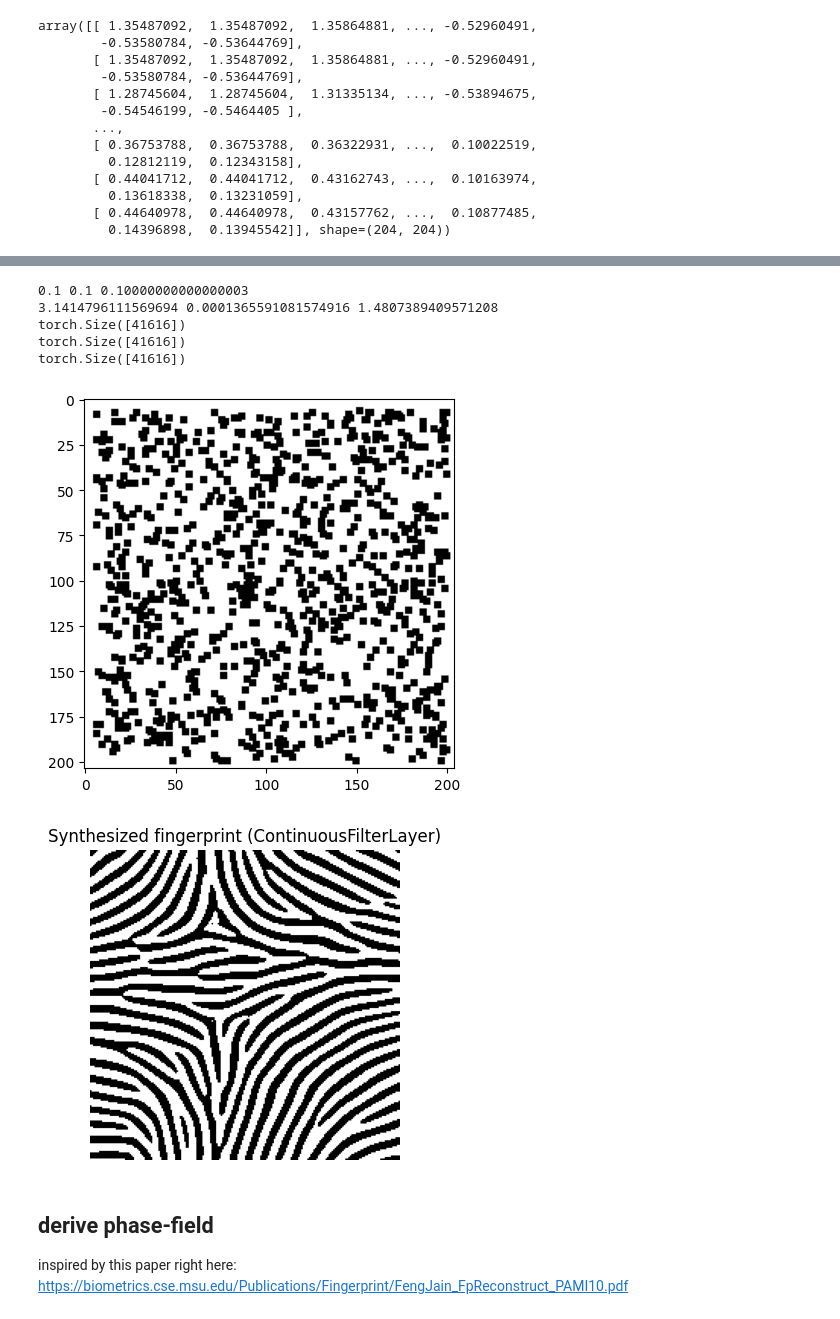
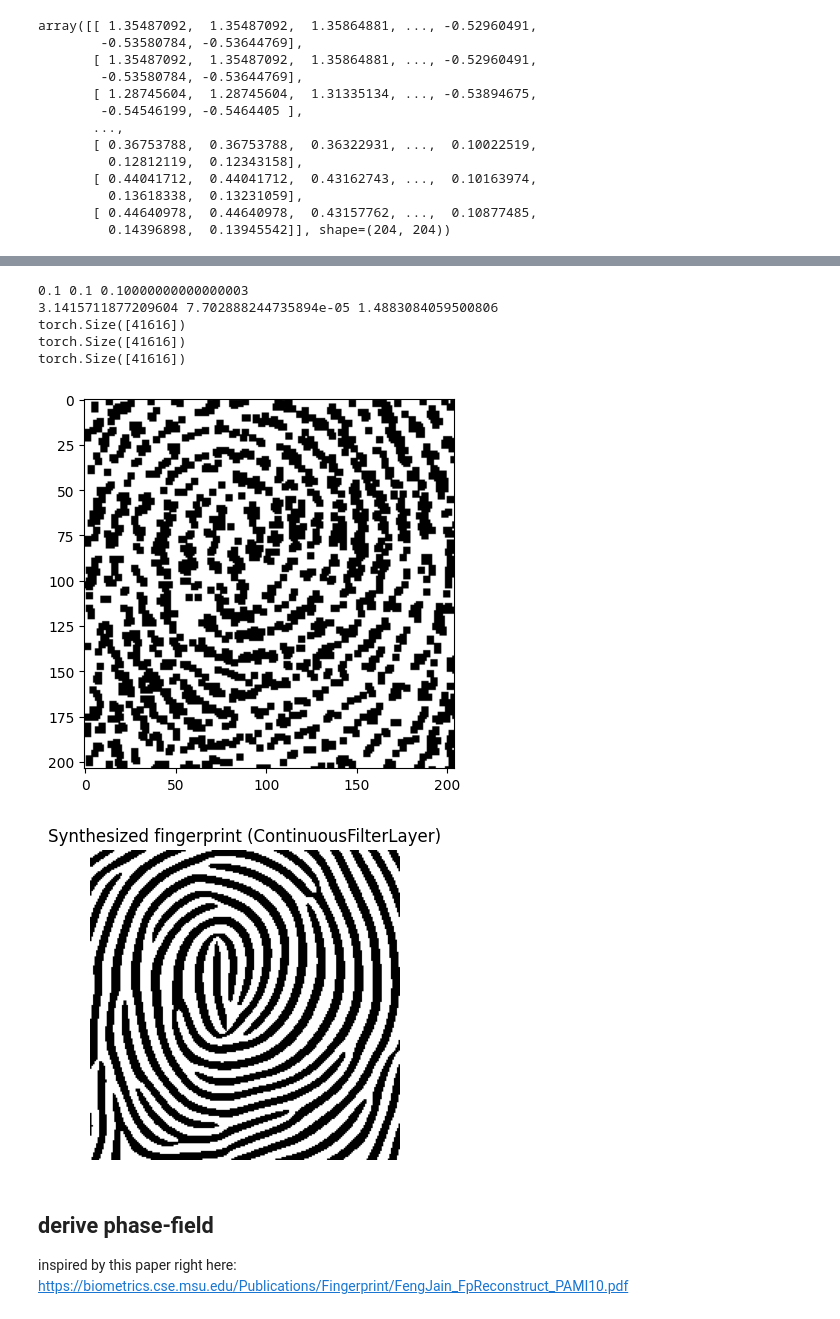
Before and after one commit to therealozp/fingerprint-generator, a Jupyter notebook: image_to_maps/classical.ipynb, the cells around one changed output, grey strips where cells are left out. Drawn from its saved outputs; the diff is of its cells as text; code cells hidden in the pictures.

```diff
--- a/image_to_maps/classical.ipynb
+++ b/image_to_maps/classical.ipynb
@@ -138,7 +138,7 @@ def quiver_theta(theta, img=None, stride=16, scale=1.0, width=0.002, color="r",
     plt.show()
 # %%
 H, W = img.shape
-w = 16 # Block size
+w = 8 # Block size
 
 Gx = cv2.Sobel(img, cv2.CV_64F, 1, 0, ksize=3)
 Gy = cv2.Sobel(img, cv2.CV_64F, 0, 1, ksize=3)
@@ -365,38 +399,38 @@ print(orient_map.max(), orient_map.min(), orient_map.mean())
 
 # freq_map = np.clip(freq_map * 100, 0, 99).astype(np.float32)
 
 plt.imshow(to_display(fprint), cmap="gray")
 
 # Convert to torch tensors on CPU (will run on CPU by default)
 img_t = torch.as_tensor(fprint, dtype=torch.float32)
 orient_t = torch.as_tensor(orient_map.astype(np.float32), dtype=torch.float32)
 freq_t = torch.as_tensor(freq_map, dtype=torch.float32)
 
 # Instantiate the filter layer; pick a kernel size (odd). 31 is reasonable for 16px blocks.
 flayer = ContinuousFilterLayer(
-    51, soft_binarize=False, binarization_threshold=52.0, temperature=20.0
+    31, soft_binarize=False, binarization_threshold=52.0, temperature=20.0
 )
 
 out_t = img_t
 for i in range(3):
     with torch.no_grad():
-        out_t = flayer(img=out_t, orient_ind=orient_t + np.pi/2, freq_map=freq_t)
+        out_t = flayer(img=out_t, orient_ind=orient_t, freq_map=freq_t)
 
 out = out_t.cpu().numpy()
 
 plt.figure(figsize=(4, 5))
 plt.imshow(to_display(out), cmap="gray")
 plt.title("Synthesized fingerprint (ContinuousFilterLayer)")
 plt.axis("off")
 plt.show()
 # %% [output]
 0.1 0.1 0.10000000000000003
-3.1414796111569694 0.0001365591081574916 1.4807389409571208
+3.1415711877209604 7.702888244735894e-05 1.4883084059500806
 torch.Size([41616])
 torch.Size([41616])
 torch.Size([41616])
-[figure, old version]
+[figure, new version]
-[figure, old version]
+[figure, new version]
 # %% [markdown]
 ## derive phase-field
 
```
Also changed, not shown: parts of 13 cells of this notebook, 2 other files.
